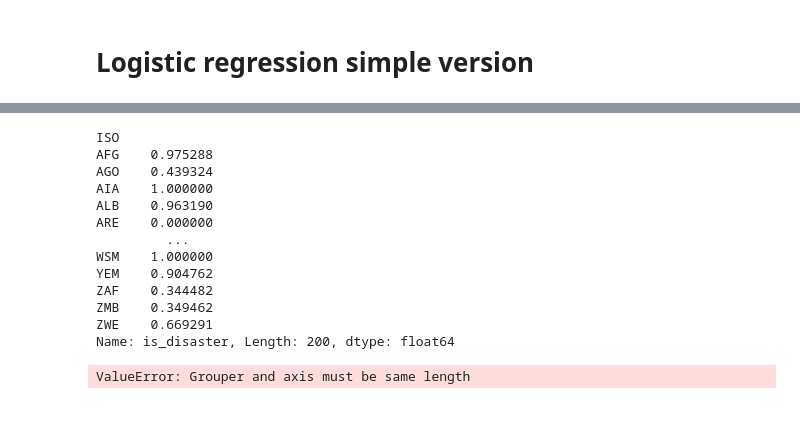
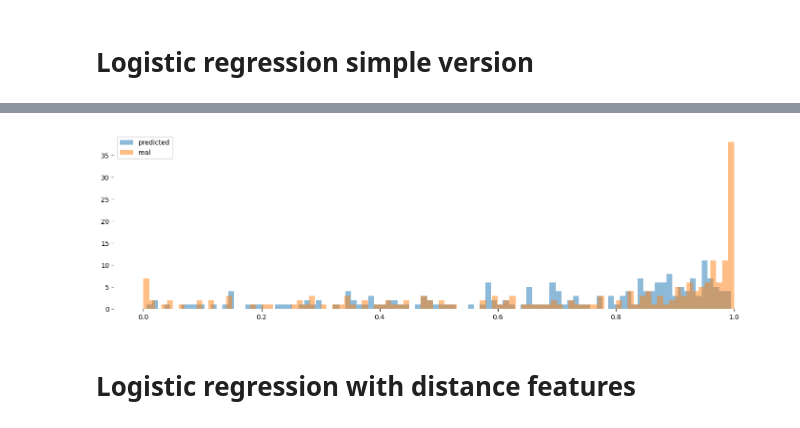
Before and after one commit to jessegrabowski/laos-climate-change, a Jupyter notebook: notebooks/New_joint_models.ipynb, the cells around one changed output, grey strips where cells are left out. Saved outputs shown, nothing was run; the diff lists cells and outputs as text; code cells hidden in the pictures.

```diff
--- a/notebooks/New_joint_models.ipynb
+++ b/notebooks/New_joint_models.ipynb
@@ -611,20 +505,11 @@ Length: 400, dtype: float64
-# %%
-model_df_1.groupby("ISO").is_disaster.mean()
-# %% [output]
-ISO
-AFG    0.975288
-AGO    0.439324
-AIA    1.000000
-ALB    0.963190
-ARE    0.000000
-         ...
-WSM    1.000000
-YEM    0.904762
-ZAF    0.344482
-ZMB    0.349462
-ZWE    0.669291
-Name: is_disaster, Length: 200, dtype: float64
-# %%
-model_df_1.groupby(ISO).is_disaster.mean()
-# %% [output]
-ValueError: Grouper and axis must be same length
+# %%
+plt.hist(scipy.special.expit(simple_model1_idata.posterior.country_effect).mean(dim =["chain", "draw"]),
+         bins = 100, alpha=0.5 , label = "predicted")
+
+plt.hist(np.array(model_df_1.groupby("ISO").is_disaster.mean()), bins = 100,  alpha=0.5, label = "real");
+
+plt.legend();
+# %% [output]
+[figure, added]
+# %% [markdown]
+# Logistic regression with distance features
```
Also changed, not shown: parts of 35 cells of this notebook.
